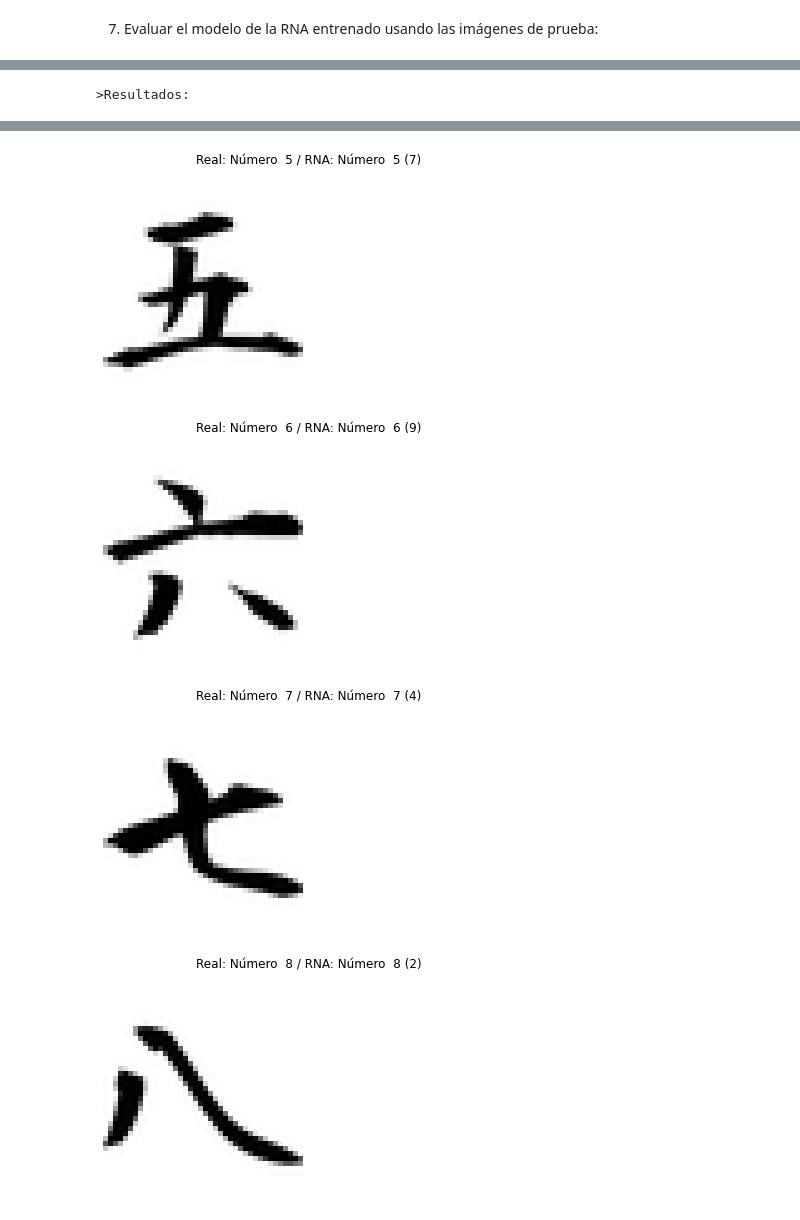
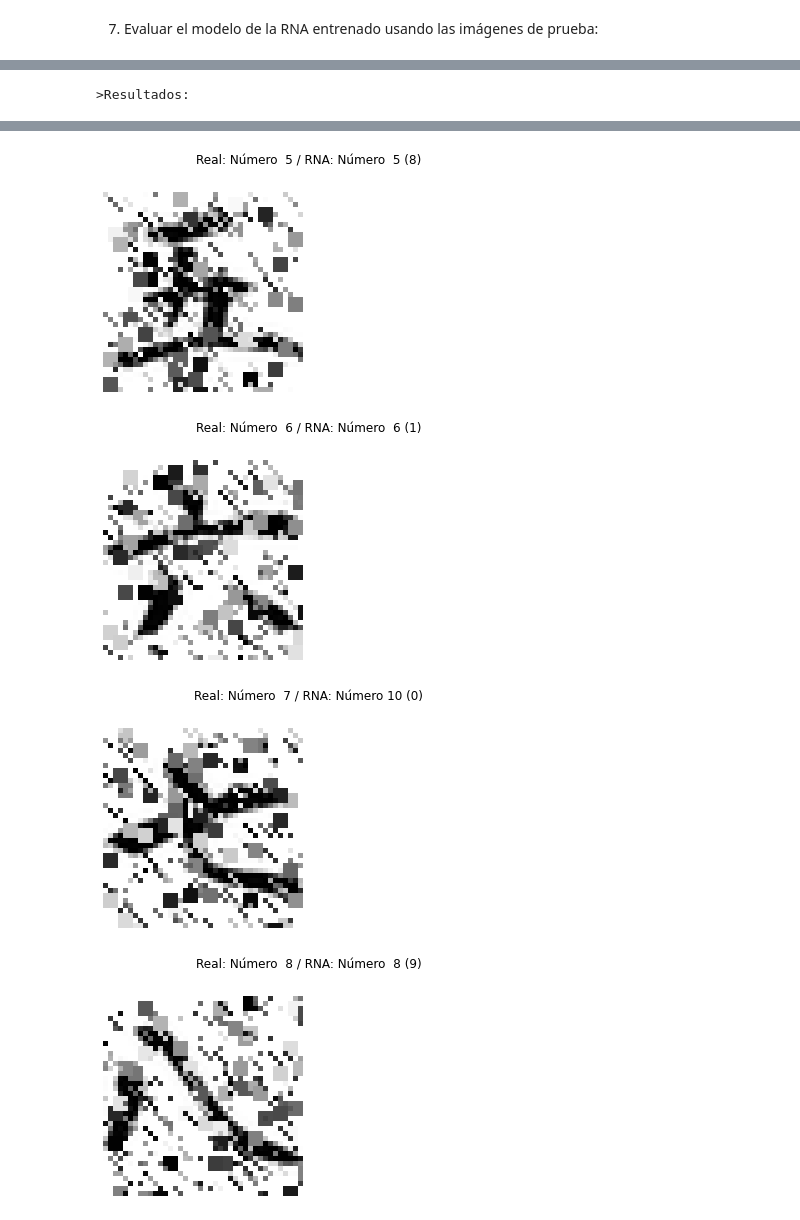
Before and after one commit to PGP-MachineLearning/demoIA, a Jupyter notebook: RNA MLP Imag Nros Chinos.ipynb, the cells around one changed output, grey strips where cells are left out. Saved outputs shown, nothing was run; the diff lists cells and outputs as text; code cells hidden in the pictures.

```diff
--- a/RNA MLP Imag Nros Chinos.ipynb
+++ b/RNA MLP Imag Nros Chinos.ipynb
@@ -703,8 +703,44 @@ Matriz de Confusión:
 # %%
 #@title Probar red entrenada con datos originales (sin DA)
 
+agregar_ruido = True #@param {type: "boolean"}
+cantidad_ruido = 250 #@param {type: "integer"}
+
+
+from PIL import ImageDraw
+import random
+
+# agrega ruido al azar en la imagen
+def agregarRuido(imagen, cantidad=250):
+    draw = ImageDraw.Draw(imagen)
+    for i in range(cantidad):
+      # determina color, posicion y tamaño
+      color = random.randint(0, 255)
+      posX = random.randint(0, imagen.size[0])
+      posY = random.randint(0, imagen.size[1])
+      tam = random.randint(1, imagen.size[1]//20)
+      # determina tipo de ruido
+      tipo = random.randint(1, 3)
+      # agrega
+      if tipo == 1:
+        draw.point((posX, posY, posX, posY), fill=color)
+      elif tipo == 2:
+        draw.ellipse((posX, posY, posX + tam, posY + tam), fill=color)
+      elif tipo == 3:
+        draw.line((posX, posY, posX + tam, posY + tam), fill=color)
+    return imagen
+
+
 # carga las imagenes de entrenamiento
 classes_ori, images_ori, esDAimag_ori, tipoImage_ori = cargarImagenes(imagPath_auxi)
+
+if agregar_ruido:
+  # le agrega ruido a la imagen
+  n_images_ori = []
+  for img in images_ori:
+    n_images_ori.append( np.array( agregarRuido( Image.fromarray(img, mode=tipoImage_ori), cantidad_ruido ) ) )
+  images_ori = n_images_ori
+
 x_ori = prepare_imageList(images_ori)
 y_ori, y_oriEnc,_ = prepare_clasesList(classes_ori, dictMapeo)
 
@@ -755,4 +791,4 @@ Matriz de Confusión:
-[figure, old version]
+[figure, new version]
-[figure, old version]
+[figure, new version]
-[figure, old version]
+[figure, new version]
-[figure, old version]
+[figure, new version]
```
Also changed, not shown: parts of 8 cells of this notebook, 1 other file.
